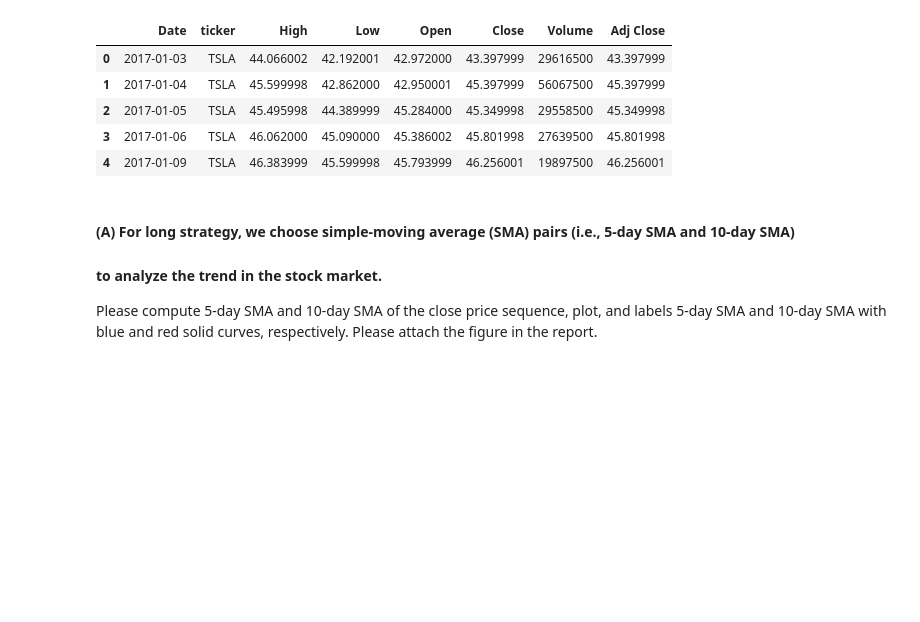
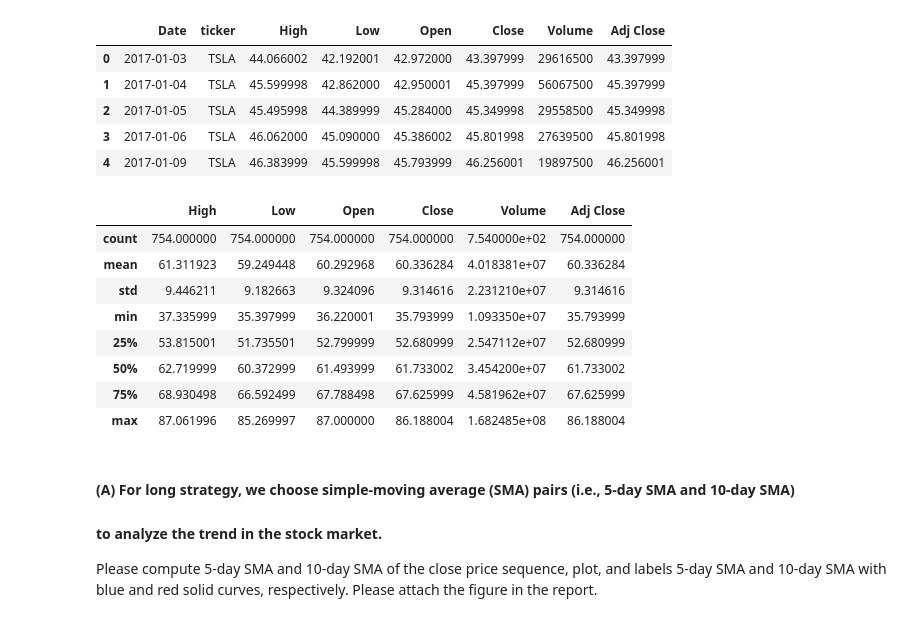
Before and after one commit to kerpa/ProjectFundamentalPythonMBS, a Jupyter notebook: Main_notebook.ipynb, the cells around one changed output. Saved outputs shown, nothing was run; the diff lists cells and outputs as text; code cells hidden in the pictures; blank space fills up the shorter version.

```diff
--- a/Main_notebook.ipynb
+++ b/Main_notebook.ipynb
@@ -101,6 +102,19 @@ df_stock_tesla.head()
 | 2 | 2017-01-05 | TSLA | 45.495998 | 44.389999 | 45.284000 | 45.349998 | 29558500 | 45.349998 |
 | 3 | 2017-01-06 | TSLA | 46.062000 | 45.090000 | 45.386002 | 45.801998 | 27639500 | 45.801998 |
 | 4 | 2017-01-09 | TSLA | 46.383999 | 45.599998 | 45.793999 | 46.256001 | 19897500 | 46.256001 |
+# %%
+#It is a good practice to have a look at a summary of descriptive statistics
+df_stock_tesla.describe()
+# %% [output]
+|  | High | Low | Open | Close | Volume | Adj Close |
+| count | 754.000000 | 754.000000 | 754.000000 | 754.000000 | 7.540000e+02 | 754.000000 |
+| mean | 61.311923 | 59.249448 | 60.292968 | 60.336284 | 4.018381e+07 | 60.336284 |
+| std | 9.446211 | 9.182663 | 9.324096 | 9.314616 | 2.231210e+07 | 9.314616 |
+| min | 37.335999 | 35.397999 | 36.220001 | 35.793999 | 1.093350e+07 | 35.793999 |
+| 25% | 53.815001 | 51.735501 | 52.799999 | 52.680999 | 2.547112e+07 | 52.680999 |
+| 50% | 62.719999 | 60.372999 | 61.493999 | 61.733002 | 3.454200e+07 | 61.733002 |
+| 75% | 68.930498 | 66.592499 | 67.788498 | 67.625999 | 4.581962e+07 | 67.625999 |
+| max | 87.061996 | 85.269997 | 87.000000 | 86.188004 | 1.682485e+08 | 86.188004 |
 # %% [markdown]
 #### (A) For long strategy, we choose simple-moving average (SMA) pairs (i.e., 5-day SMA and 10-day SMA)
 #### to analyze the trend in the stock market.
```
Also changed, not shown: parts of 8 cells of this notebook, 24 other files.
